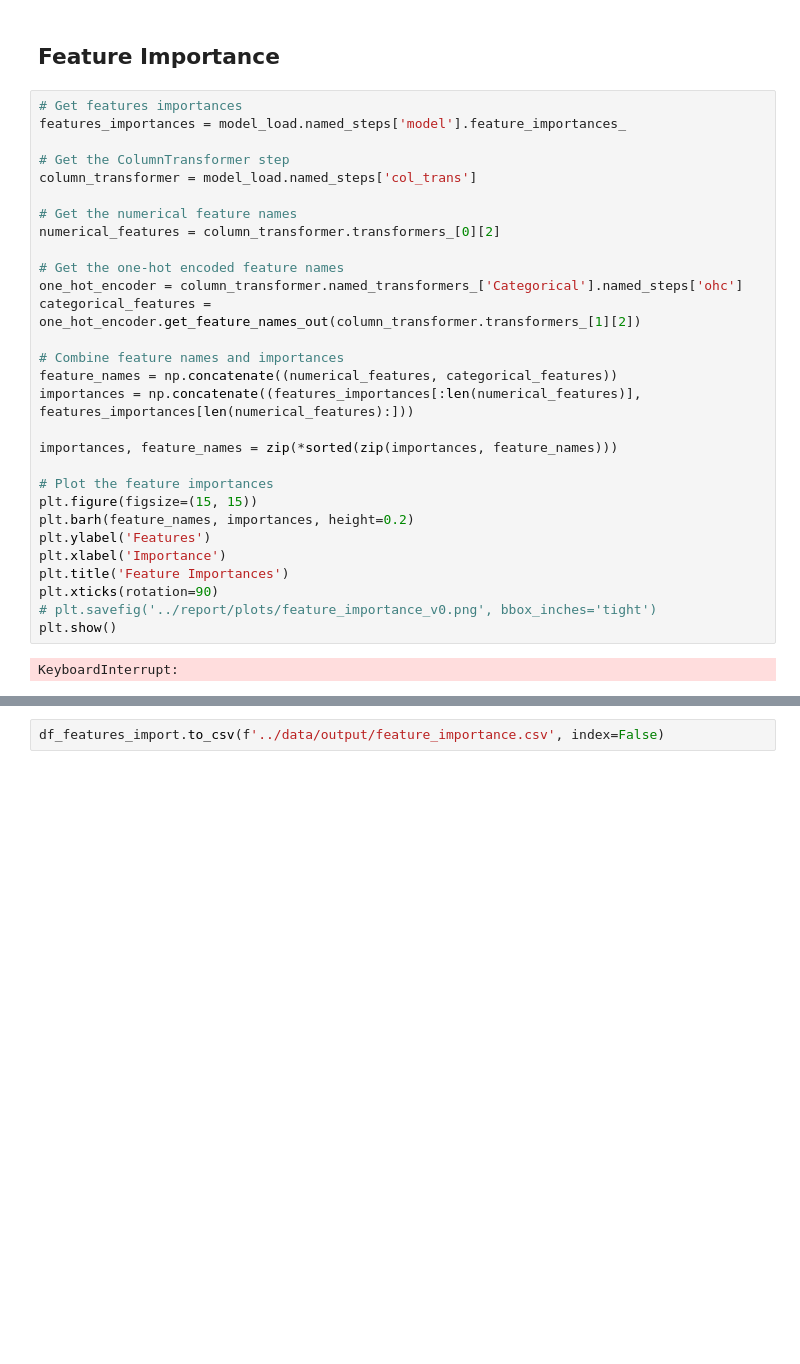
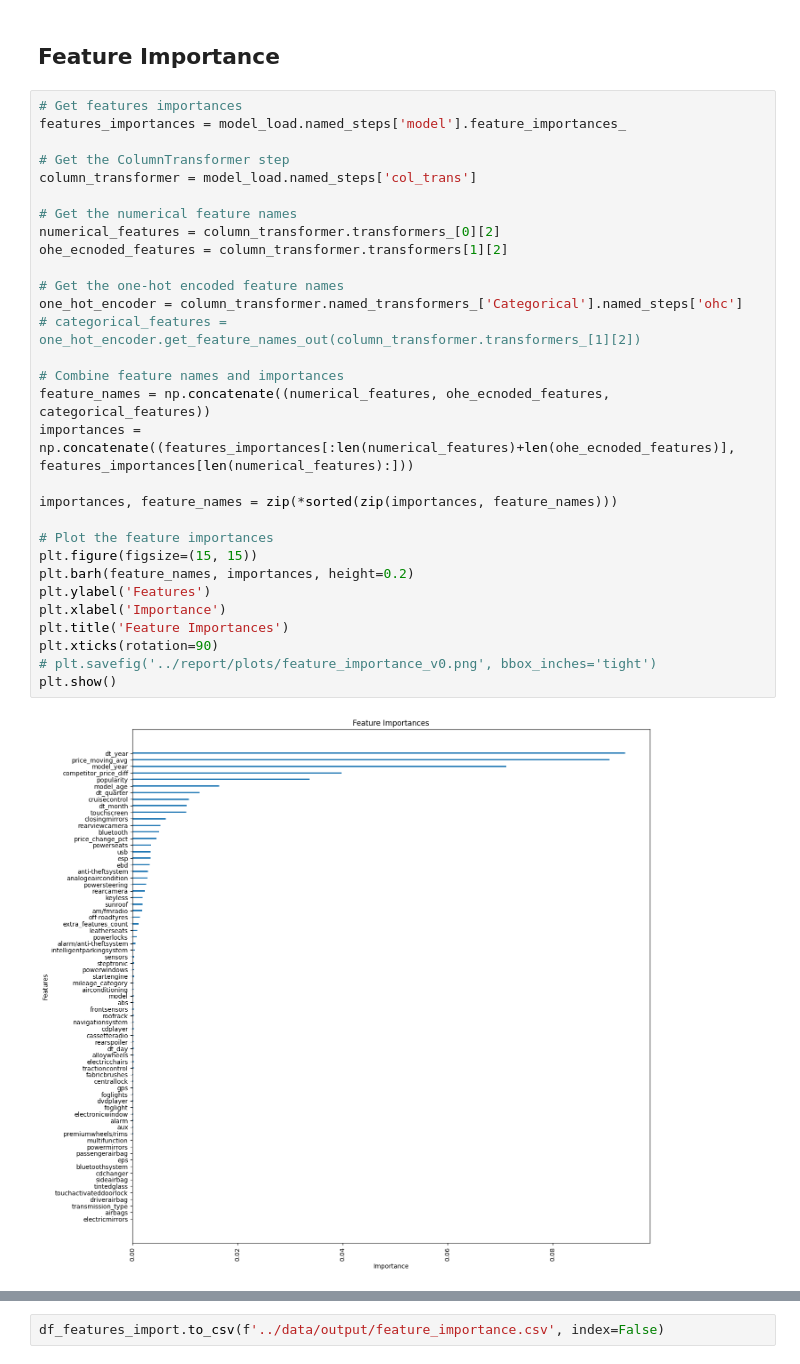
Before and after one commit to AhmedYousriSobhi/used_cars_price_estimation, a Jupyter notebook: nb_workspace/data_model.ipynb, the cells around one changed output, grey strips where cells are left out. Drawn from its saved outputs; the diff is of its cells as text; blank space fills up the shorter version.

```diff
--- a/nb_workspace/data_model.ipynb
+++ b/nb_workspace/data_model.ipynb
@@ -432,34 +451,35 @@ model_load = joblib.load(f'../src/model/xgboost_model.pkl')
 # %%
 # Get features importances
 features_importances = model_load.named_steps['model'].feature_importances_
 
 # Get the ColumnTransformer step
 column_transformer = model_load.named_steps['col_trans']
 
 # Get the numerical feature names
 numerical_features = column_transformer.transformers_[0][2]
+ohe_ecnoded_features = column_transformer.transformers[1][2]
 
 # Get the one-hot encoded feature names
 one_hot_encoder = column_transformer.named_transformers_['Categorical'].named_steps['ohc']
-categorical_features = one_hot_encoder.get_feature_names_out(column_transformer.transformers_[1][2])
+# categorical_features = one_hot_encoder.get_feature_names_out(column_transformer.transformers_[1][2])
 
 # Combine feature names and importances
-feature_names = np.concatenate((numerical_features, categorical_features))
-importances = np.concatenate((features_importances[:len(numerical_features)], features_importances[len(numerical_features):]))
+feature_names = np.concatenate((numerical_features, ohe_ecnoded_features, categorical_features))
+importances = np.concatenate((features_importances[:len(numerical_features)+len(ohe_ecnoded_features)], features_importances[len(numerical_features):]))
 
 importances, feature_names = zip(*sorted(zip(importances, feature_names)))
 
 # Plot the feature importances
 plt.figure(figsize=(15, 15))
 plt.barh(feature_names, importances, height=0.2)
 plt.ylabel('Features')
 plt.xlabel('Importance')
 plt.title('Feature Importances')
 plt.xticks(rotation=90)
 # plt.savefig('../report/plots/feature_importance_v0.png', bbox_inches='tight')
 plt.show()
 # %% [output]
-KeyboardInterrupt:
+[figure, added]
 # %%
 df_features_import = pd.DataFrame({'feature':feature_names, 'importance':importances})
 df_features_import = df_features_import.sort_values('importance', ascending=False)
```
Also changed, not shown: parts of 14 cells of this notebook, 5 other files.
